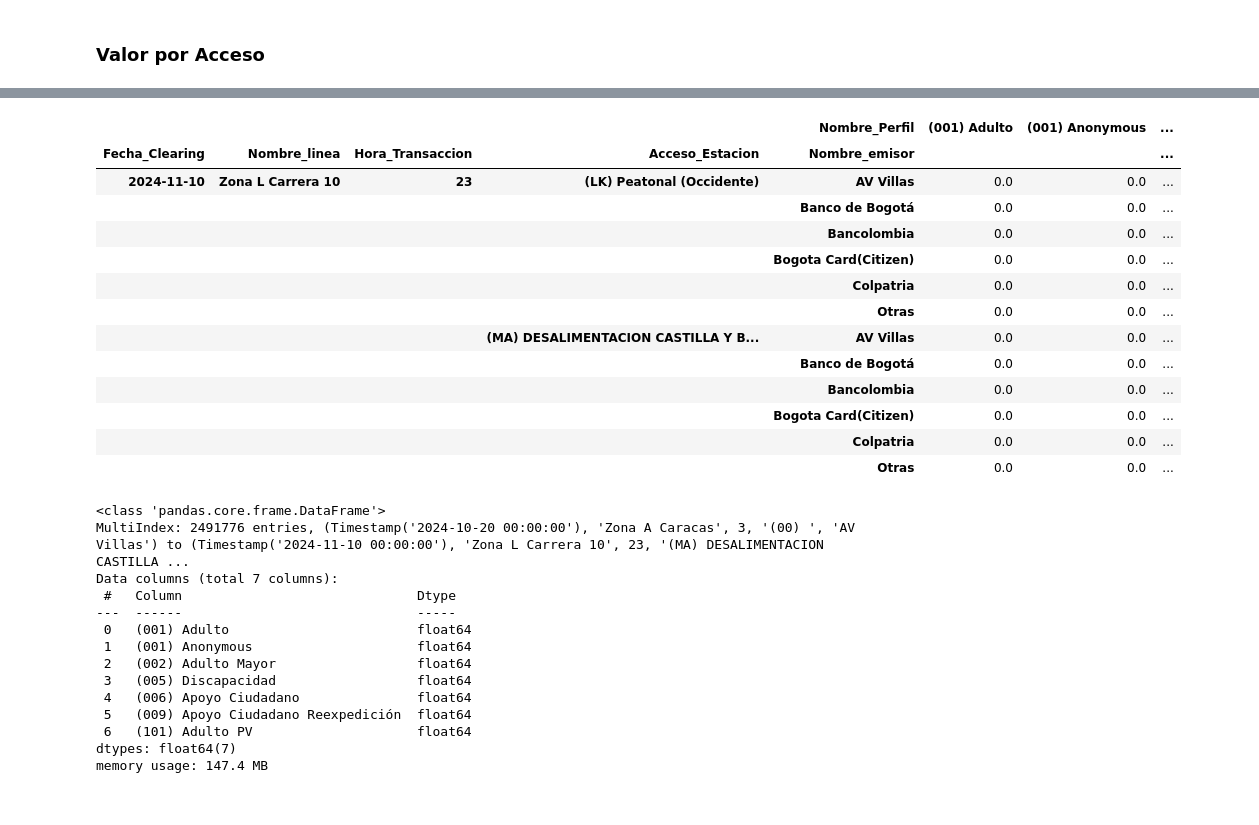
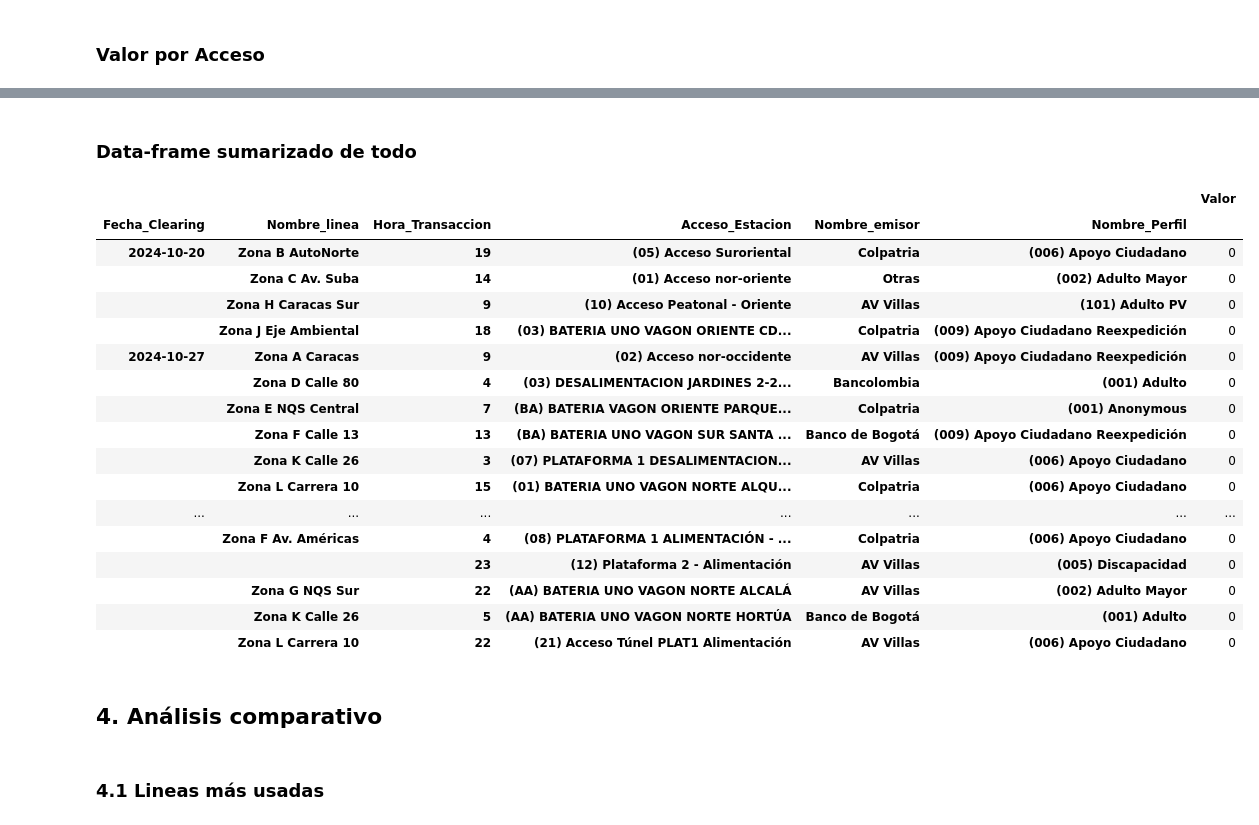
Before and after one commit to Kolozuz/data-analysis-seti-2024, a Jupyter notebook: main.ipynb, the cells around one changed output, grey strips where cells are left out. Drawn from its saved outputs; the diff is of its cells as text; code cells hidden in the pictures.

```diff
--- a/main.ipynb
+++ b/main.ipynb
@@ -313,35 +344,29 @@ summary_by_line
+# %% [markdown]
+### Data-frame sumarizado de todo
 # %%
-summarized_df = op_df.pivot_table("Valor", index=["Fecha_Clearing","Nombre_linea","Hora_Transaccion","Acceso_Estacion","Nombre_emisor"], columns="Nombre_Perfil", aggfunc="sum", observed=False).sort_values(["Fecha_Clearing","Nombre_linea","Hora_Transaccion","Acceso_Estacion"])
-summarized_df.tail(12)
+# summarized_df = op_df.pivot_table("Valor", index=["Fecha_Clearing","Nombre_linea","Hora_Transaccion","Acceso_Estacion","Nombre_emisor"], aggfunc="sum", observed=False)#.sort_values(["Fecha_Clearing","Nombre_linea","Hora_Transaccion","Acceso_Estacion"])
+summarized_df = op_df.groupby(["Fecha_Clearing","Nombre_linea","Hora_Transaccion","Acceso_Estacion","Nombre_emisor","Nombre_Perfil"], observed=False)
+summarized_df.agg({"Valor":"sum"}).sample(20).sort_values(["Fecha_Clearing","Nombre_linea","Hora_Transaccion","Acceso_Estacion","Nombre_Perfil","Valor"], ascending=[True,True,True,True,True,False])
 # %% [output]
-|  |  |  |  | Nombre_Perfil | (001) Adulto | (001) Anonymous | ... |
-| Fecha_Clearing | Nombre_linea | Hora_Transaccion | Acceso_Estacion | Nombre_emisor |  |  | ... |
-| 2024-11-10 | Zona L Carrera 10 | 23 | (LK) Peatonal (Occidente) | AV Villas | 0.0 | 0.0 | ... |
-|  |  |  |  | Banco de Bogotá | 0.0 | 0.0 | ... |
-|  |  |  |  | Bancolombia | 0.0 | 0.0 | ... |
-|  |  |  |  | Bogota Card(Citizen) | 0.0 | 0.0 | ... |
-|  |  |  |  | Colpatria | 0.0 | 0.0 | ... |
-|  |  |  |  | Otras | 0.0 | 0.0 | ... |
-|  |  |  | (MA) DESALIMENTACION CASTILLA Y B... | AV Villas | 0.0 | 0.0 | ... |
-|  |  |  |  | Banco de Bogotá | 0.0 | 0.0 | ... |
-|  |  |  |  | Bancolombia | 0.0 | 0.0 | ... |
-|  |  |  |  | Bogota Card(Citizen) | 0.0 | 0.0 | ... |
-|  |  |  |  | Colpatria | 0.0 | 0.0 | ... |
-|  |  |  |  | Otras | 0.0 | 0.0 | ... |
+|  |  |  |  |  |  | Valor |
+| Fecha_Clearing | Nombre_linea | Hora_Transaccion | Acceso_Estacion | Nombre_emisor | Nombre_Perfil |  |
+| 2024-10-20 | Zona B AutoNorte | 19 | (05) Acceso Suroriental | Colpatria | (006) Apoyo Ciudadano | 0 |
+|  | Zona C Av. Suba | 14 | (01) Acceso nor-oriente | Otras | (002) Adulto Mayor | 0 |
+|  | Zona H Caracas Sur | 9 | (10) Acceso Peatonal - Oriente | AV Villas | (101) Adulto PV | 0 |
+|  | Zona J Eje Ambiental | 18 | (03) BATERIA UNO VAGON ORIENTE CD... | Colpatria | (009) Apoyo Ciudadano Reexpedición | 0 |
+| 2024-10-27 | Zona A Caracas | 9 | (02) Acceso nor-occidente | AV Villas | (009) Apoyo Ciudadano Reexpedición | 0 |
+|  | Zona D Calle 80 | 4 | (03) DESALIMENTACION JARDINES 2-2... | Bancolombia | (001) Adulto | 0 |
+|  | Zona E NQS Central | 7 | (BA) BATERIA VAGON ORIENTE PARQUE... | Colpatria | (001) Anonymous | 0 |
+|  | Zona F Calle 13 | 13 | (BA) BATERIA UNO VAGON SUR SANTA ... | Banco de Bogotá | (009) Apoyo Ciudadano Reexpedición | 0 |
+|  | Zona K Calle 26 | 3 | (07) PLATAFORMA 1 DESALIMENTACION... | AV Villas | (006) Apoyo Ciudadano | 0 |
+|  | Zona L Carrera 10 | 15 | (01) BATERIA UNO VAGON NORTE ALQU... | Colpatria | (006) Apoyo Ciudadano | 0 |
+| ... | ... | ... | ... | ... | ... | ... |
+|  | Zona F Av. Américas | 4 | (08) PLATAFORMA 1 ALIMENTACIÓN - ... | Colpatria | (006) Apoyo Ciudadano | 0 |
+|  |  | 23 | (12) Plataforma 2 - Alimentación | AV Villas | (005) Discapacidad | 0 |
+|  | Zona G NQS Sur | 22 | (AA) BATERIA UNO VAGON NORTE ALCALÁ | AV Villas | (002) Adulto Mayor | 0 |
+|  | Zona K Calle 26 | 5 | (AA) BATERIA UNO VAGON NORTE HORTÚA | Banco de Bogotá | (001) Adulto | 0 |
+|  | Zona L Carrera 10 | 22 | (21) Acceso Túnel PLAT1 Alimentación | AV Villas | (006) Apoyo Ciudadano | 0 |
-# %%
-summarized_df.info()
-# %% [output]
-<class 'pandas.core.frame.DataFrame'>
-MultiIndex: 2491776 entries, (Timestamp('2024-10-20 00:00:00'), 'Zona A Caracas', 3, '(00) ', 'AV Villas') to (Timestamp('2024-11-10 00:00:00'), 'Zona L Carrera 10', 23, '(MA) DESALIMENTACION CASTILLA ...
-Data columns (total 7 columns):
- #   Column                              Dtype
----  ------                              -----
- 0   (001) Adulto                        float64
- 1   (001) Anonymous                     float64
- 2   (002) Adulto Mayor                  float64
- 3   (005) Discapacidad                  float64
- 4   (006) Apoyo Ciudadano               float64
- 5   (009) Apoyo Ciudadano Reexpedición  float64
- 6   (101) Adulto PV                     float64
-dtypes: float64(7)
-memory usage: 147.4 MB
+# %% [markdown]
+## 4. Análisis comparativo
+# %% [markdown]
+### 4.1 Lineas más usadas
```
Also changed, not shown: parts of 9 cells of this notebook.
